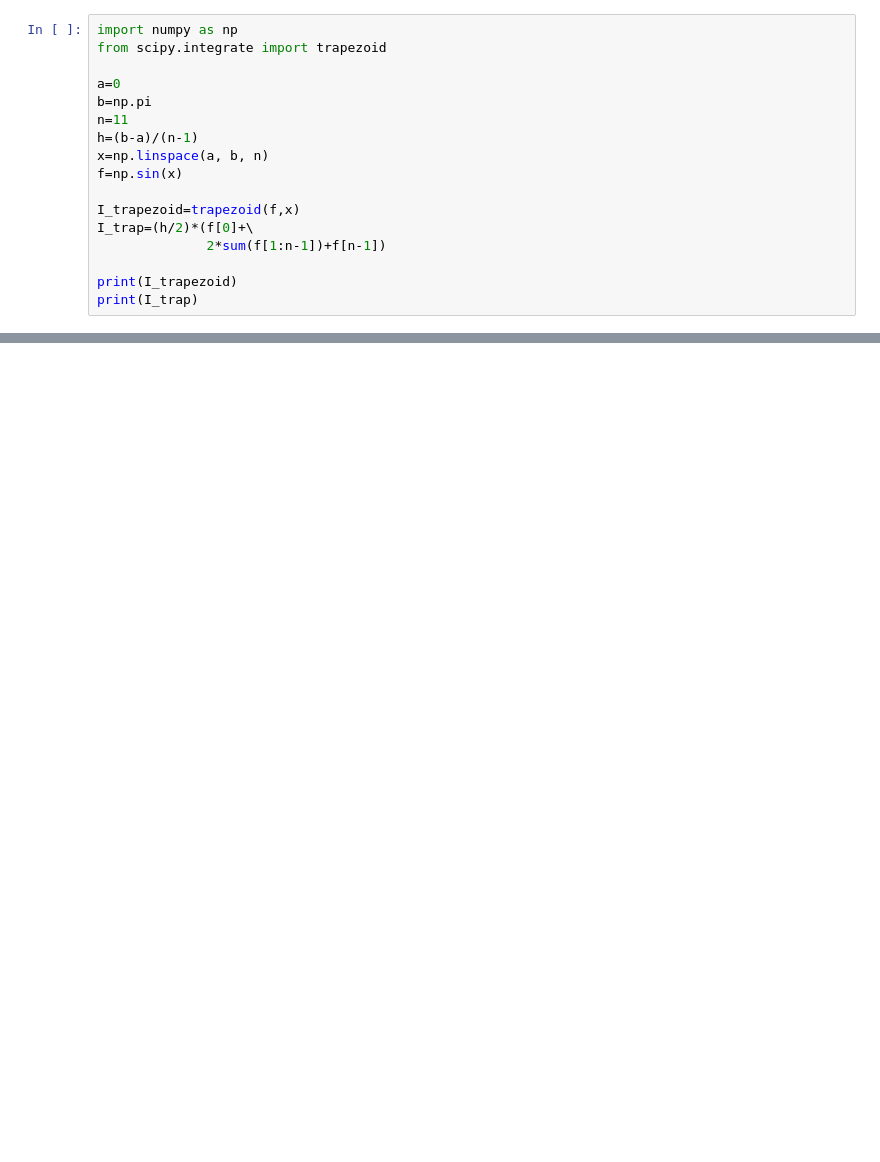
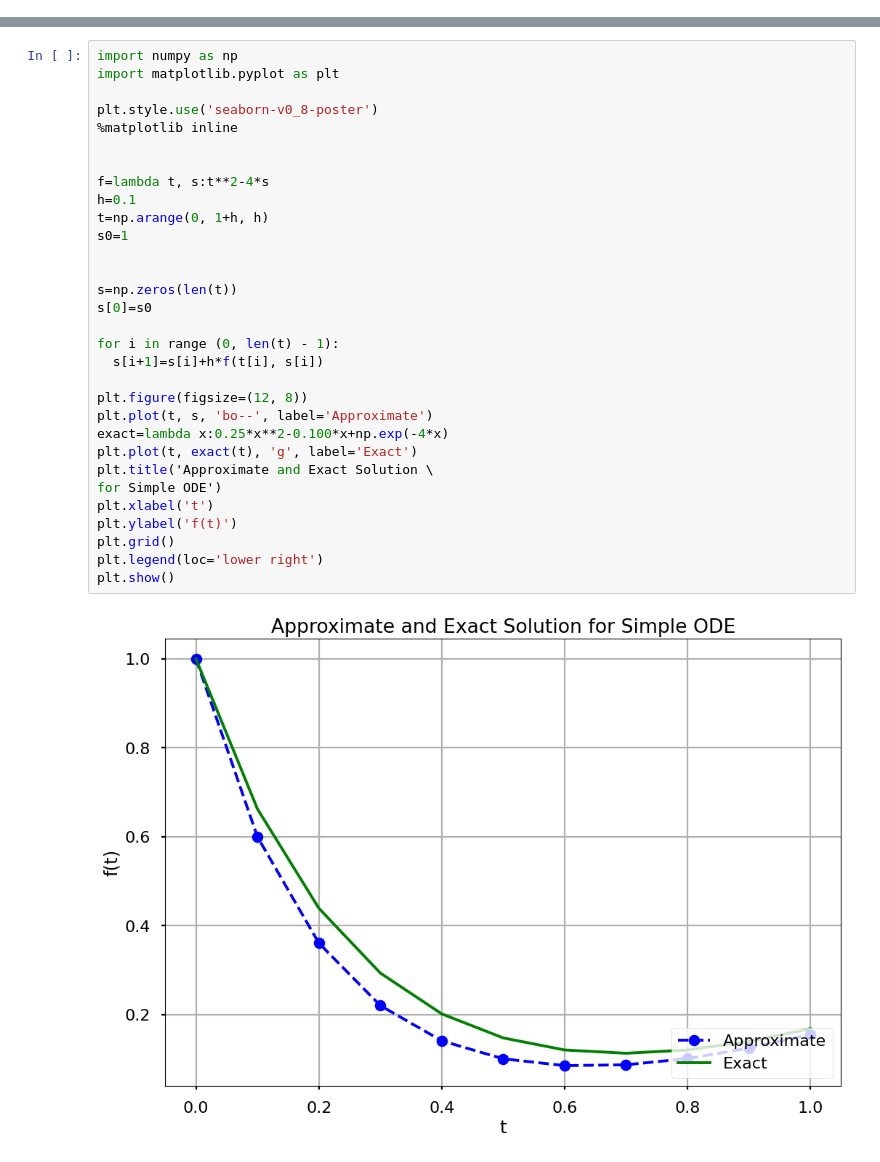
Before and after one commit to TrollfaceGaming69/ScientificComputing, a Jupyter notebook: 2802483972_Al_Fatih_Miftahul_Bilad_Sesi5.ipynb, the cells around one changed output, grey strips where cells are left out. Saved outputs shown, nothing was run; the diff lists cells and outputs as text; blank space fills up the shorter version.

```diff
--- a/2802483972_Al_Fatih_Miftahul_Bilad_Sesi5.ipynb
+++ b/2802483972_Al_Fatih_Miftahul_Bilad_Sesi5.ipynb
@@ -56,17 +0,0 @@ print(err_trap)
-# %%
-import numpy as np
-from scipy.integrate import trapezoid
-
-a=0
-b=np.pi
-n=11
-h=(b-a)/(n-1)
-x=np.linspace(a, b, n)
-f=np.sin(x)
-
-I_trapezoid=trapezoid(f,x)
-I_trap=(h/2)*(f[0]+\
-              2*sum(f[1:n-1])+f[n-1])
-
-print(I_trapezoid)
-print(I_trap)
@@ -87,0 +58,33 @@ print(est_err_quad)
+# %%
+import numpy as np
+import matplotlib.pyplot as plt
+
+plt.style.use('seaborn-v0_8-poster')
+%matplotlib inline
+
+
+f=lambda t, s:t**2-4*s
+h=0.1
+t=np.arange(0, 1+h, h)
+s0=1
+
+
+s=np.zeros(len(t))
+s[0]=s0
+
+for i in range (0, len(t) - 1):
+  s[i+1]=s[i]+h*f(t[i], s[i])
+
+plt.figure(figsize=(12, 8))
+plt.plot(t, s, 'bo--', label='Approximate')
+exact=lambda x:0.25*x**2-0.100*x+np.exp(-4*x)
+plt.plot(t, exact(t), 'g', label='Exact')
+plt.title('Approximate and Exact Solution \
+for Simple ODE')
+plt.xlabel('t')
+plt.ylabel('f(t)')
+plt.grid()
+plt.legend(loc='lower right')
+plt.show()
+# %% [output]
+[figure, added]
```
Also changed, not shown: parts of 7 cells of this notebook.
